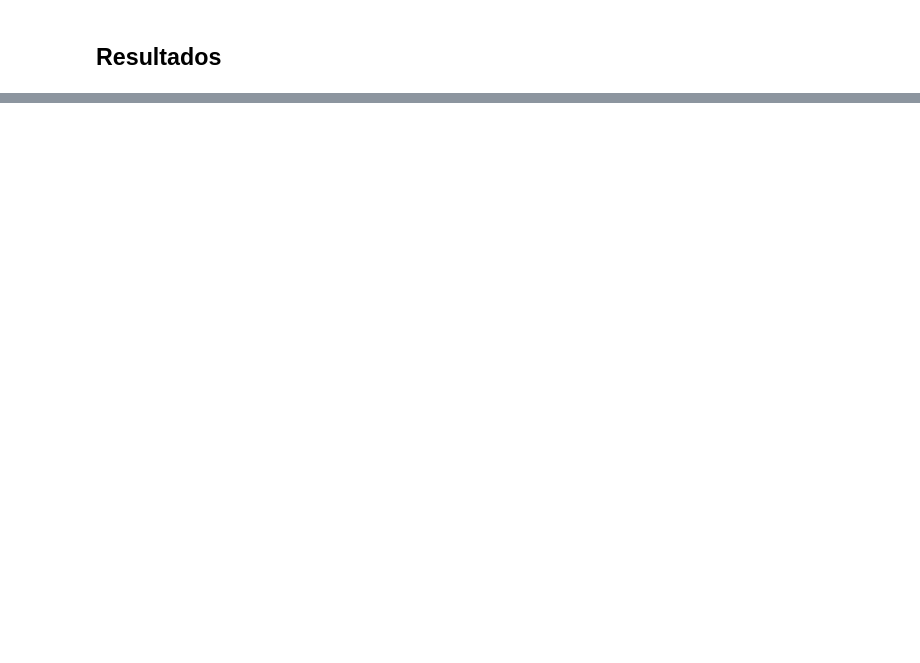
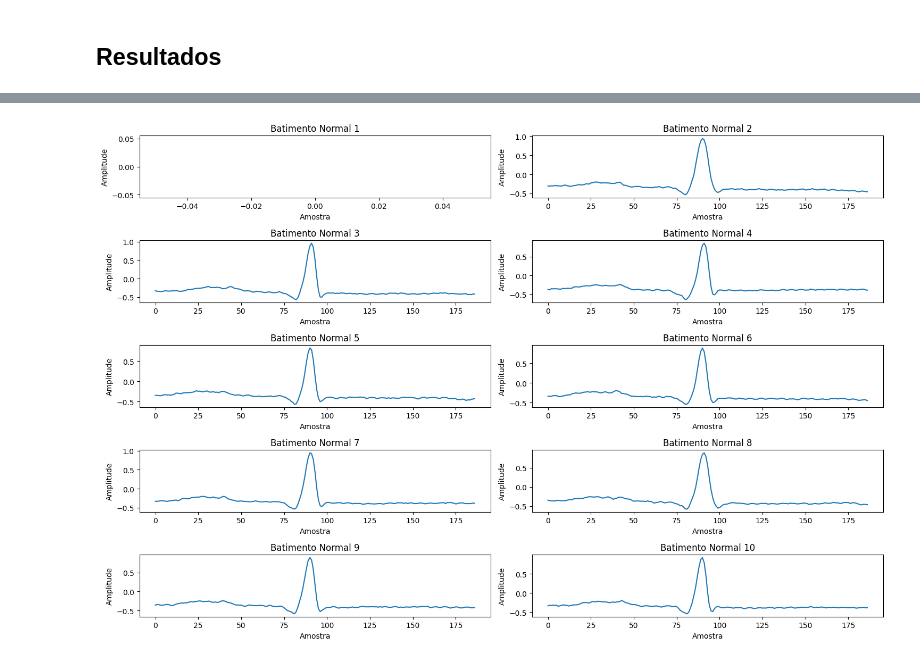
Before and after one commit to Igor-C-Assuncao/Machine_learning_ECG_Heartbeat-_Categorization, a Jupyter notebook: model.ipynb, the cells around one changed output, grey strips where cells are left out. Saved outputs shown, nothing was run; the diff lists cells and outputs as text; code cells hidden in the pictures; blank space fills up the shorter version.

```diff
--- a/model.ipynb
+++ b/model.ipynb
@@ -64,0 +155,33 @@ plt.show()
+# %%
+import wfdb
+import numpy as np
+import matplotlib.pyplot as plt
+
+
+record_path = 'ecg_view/100'
+
+record = wfdb.rdrecord(record_path)
+annotation = wfdb.rdann(record_path, 'atr')
+
+
+signals = record.p_signal
+ann_sample = annotation.sample
+ann_symbol = annotation.symbol
+
+
+normal_beats = ann_sample[np.where(np.array(ann_symbol) == 'N')]
+
+
+plt.figure(figsize=(15, 10))
+for i in range(10):
+
+    plt.subplot(5, 2, i + 1)
+    plt.plot(signals[start:end, 0])
+    plt.title(f'Batimento Normal {i + 1}')
+    plt.xlabel('Amostra')
+    plt.ylabel('Amplitude')
+
+plt.tight_layout()
+plt.show()
+# %% [output]
+[figure, added]
```
Also changed, not shown: parts of 7 cells of this notebook, 4 other files.
